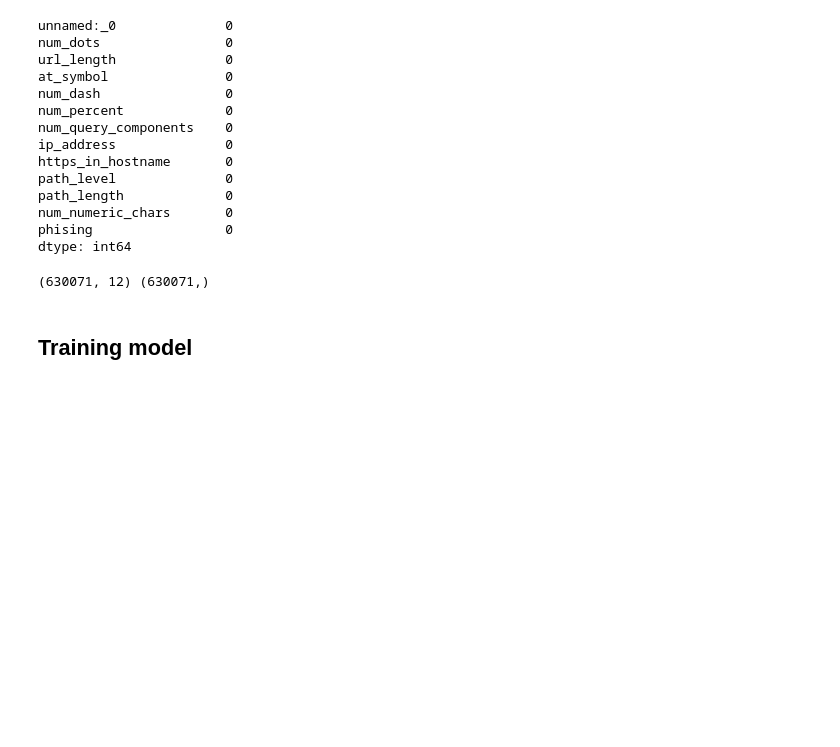
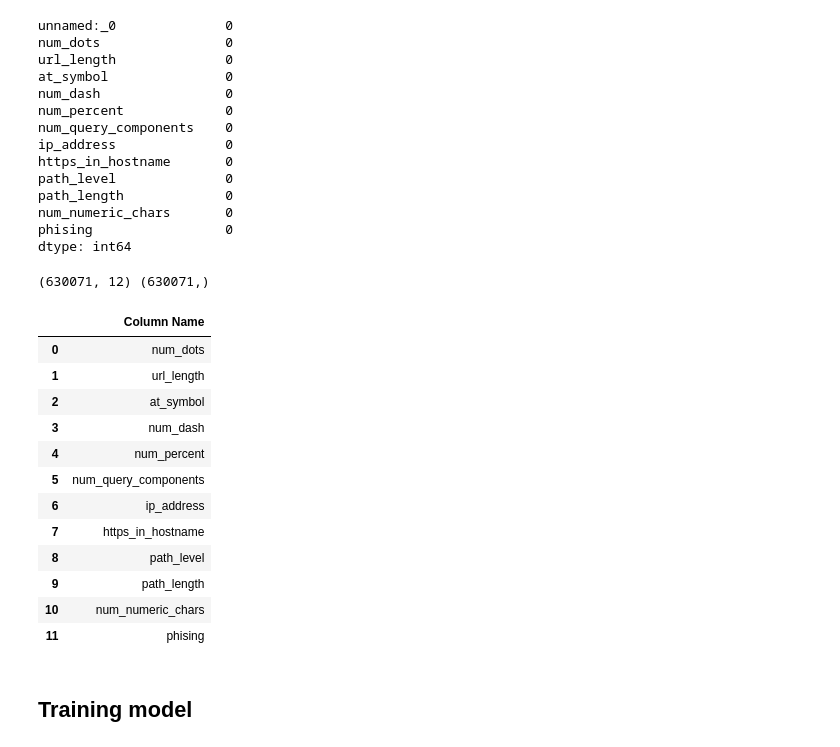
Before and after one commit to mcDJIL/phishing-checker, a Jupyter notebook: main.ipynb, the cells around one changed output. Saved outputs shown, nothing was run; the diff lists cells and outputs as text; code cells hidden in the pictures; blank space fills up the shorter version.

```diff
--- a/main.ipynb
+++ b/main.ipynb
@@ -95,4 +95,4 @@ Data columns (total 13 columns):
 dtypes: float64(1), int64(12)
 memory usage: 65.7 MB
 # %%
-df.drop(columns=['unnamed:_0'])
+df.drop(columns=['unnamed:_0'], inplace=True)
@@ -136,6 +122,23 @@ y = df["phising"]                  # target
 print(X.shape, y.shape)
 # %% [output]
 (630071, 12) (630071,)
+# %%
+dfColumns = pd.DataFrame(df.columns, columns=['Column Name'])
+dfColumns
+# %% [output]
+|  | Column Name |
+| 0 | num_dots |
+| 1 | url_length |
+| 2 | at_symbol |
+| 3 | num_dash |
+| 4 | num_percent |
+| 5 | num_query_components |
+| 6 | ip_address |
+| 7 | https_in_hostname |
+| 8 | path_level |
+| 9 | path_length |
+| 10 | num_numeric_chars |
+| 11 | phising |
 # %% [markdown]
 ## Training model
 # %%
```
Also changed, not shown: parts of 1 cell of this notebook, 1 other file.
